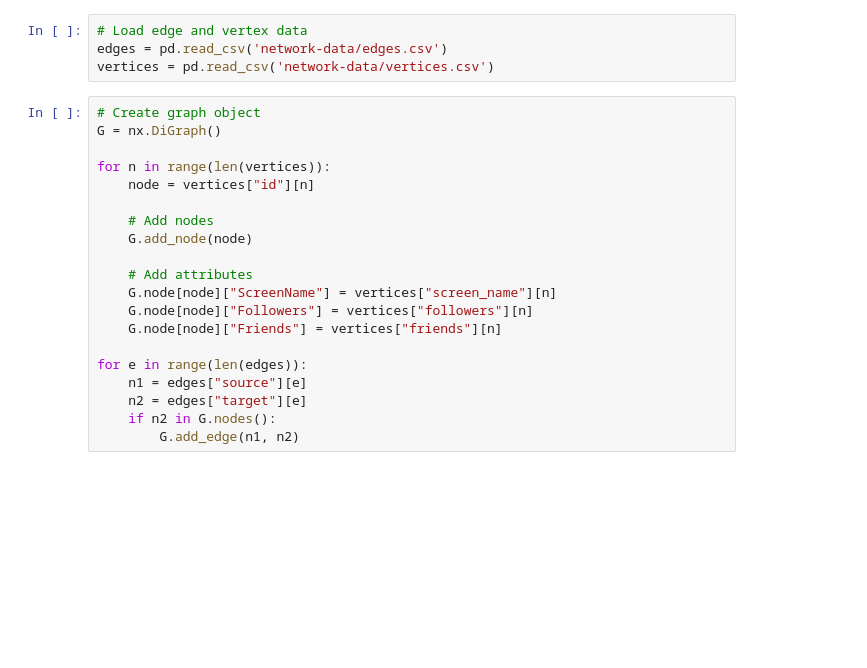
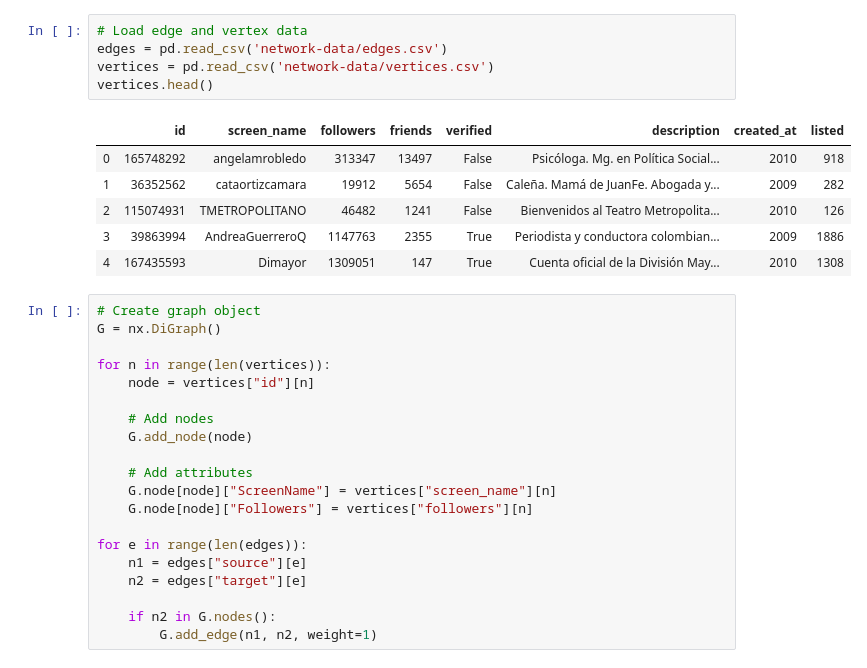
Before and after one commit to cpenalozag/TwitterNetwork, a Jupyter notebook: Graph.ipynb, the cells around one changed output. Saved outputs shown, nothing was run; the diff lists cells and outputs as text; blank space fills up the shorter version.

```diff
--- a/Graph.ipynb
+++ b/Graph.ipynb
@@ -8,7 +24,15 @@ import matplotlib.cm as cm
 # %%
 # Load edge and vertex data
 edges = pd.read_csv('network-data/edges.csv')
 vertices = pd.read_csv('network-data/vertices.csv')
+vertices.head()
+# %% [output]
+|  | id | screen_name | followers | friends | verified | description | created_at | listed |
+| 0 | 165748292 | angelamrobledo | 313347 | 13497 | False | Psicóloga. Mg. en Política Social... | 2010 | 918 |
+| 1 | 36352562 | cataortizcamara | 19912 | 5654 | False | Caleña. Mamá de JuanFe. Abogada y... | 2009 | 282 |
+| 2 | 115074931 | TMETROPOLITANO | 46482 | 1241 | False | Bienvenidos al Teatro Metropolita... | 2010 | 126 |
+| 3 | 39863994 | AndreaGuerreroQ | 1147763 | 2355 | True | Periodista y conductora colombian... | 2009 | 1886 |
+| 4 | 167435593 | Dimayor | 1309051 | 147 | True | Cuenta oficial de la División May... | 2010 | 1308 |
 # %%
 # Create graph object
 G = nx.DiGraph()
@@ -22,13 +46,13 @@ for n in range(len(vertices)):
     # Add attributes
     G.node[node]["ScreenName"] = vertices["screen_name"][n]
     G.node[node]["Followers"] = vertices["followers"][n]
-    G.node[node]["Friends"] = vertices["friends"][n]
 
 for e in range(len(edges)):
     n1 = edges["source"][e]
     n2 = edges["target"][e]
+
     if n2 in G.nodes():
-        G.add_edge(n1, n2)
+        G.add_edge(n1, n2, weight=1)
 # %%
 [G.number_of_nodes(), G.number_of_edges()]
 # %% [output]
```
Also changed, not shown: parts of 14 cells of this notebook, 13 other files.
